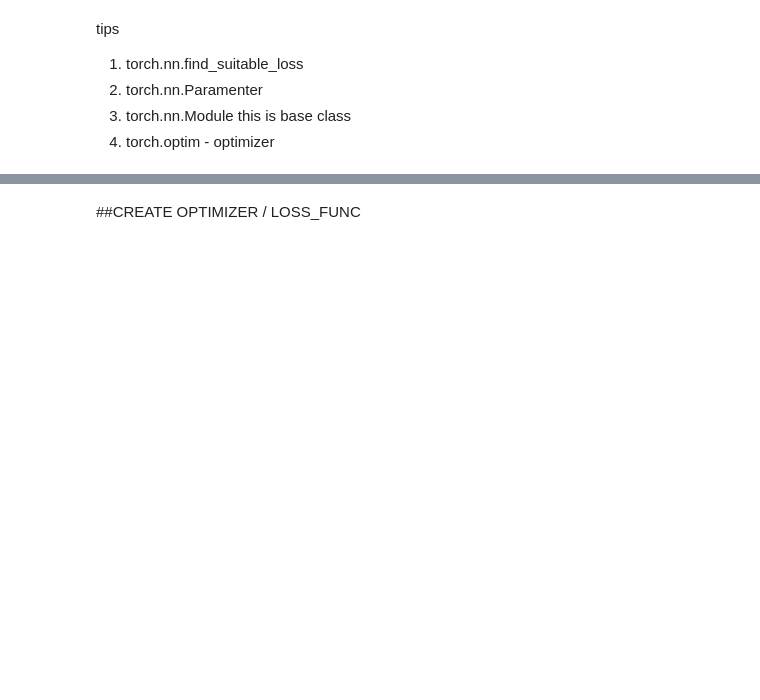
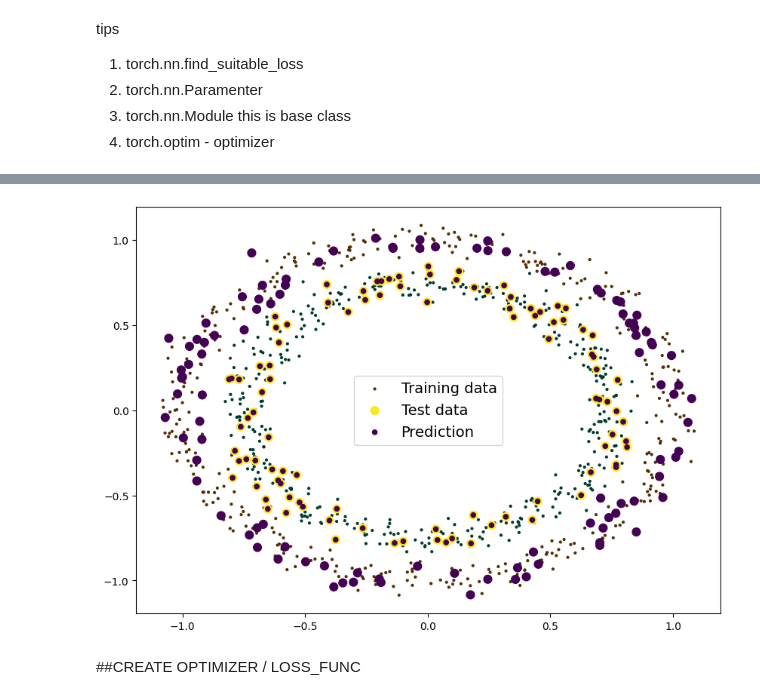
Before and after one commit to AhamedShimak/My-AI-Projects, a Jupyter notebook: simple_classification_model.ipynb, the cells around one changed output, grey strips where cells are left out. Cells and saved outputs as stored; diff of their text form; code cells hidden in the pictures; blank space fills up the shorter version.

```diff
--- a/simple_classification_model.ipynb
+++ b/simple_classification_model.ipynb
@@ -171,16 +188,28 @@ tips
 4. torch.optim - optimizer
 # %%
 #model
-class Model_name(nn.Module):
+class Circle_seperator(nn.Module):
   def __init__(self):
     super().__init__()
     #model_structer
+    self.layers=nn.Sequential(
+        nn.Linear(2,5),
+        nn.ReLU(),
+        nn.Linear(5,8),
+        nn.ReLU(),
+        nn.Linear(8,4),
+        nn.ReLU(),
+        nn.Linear(4,1)
+    )
 
   def forward(self,x: torch.Tensor) -> torch.Tensor:
 
 
-    return ##
+    return self.layers(x)
 
 
 
 #discription of model
+torch.manual_seed(23)
+model=Circle_seperator()
+model.state_dict()
@@ -187,5 +234,10 @@ class Model_name(nn.Module):
 # %%
-#make inference/prediction and visualize the model
+#make inference/prediction and visualize the mode
+with torch.inference_mode():
+  y_pred=model(x_test)
+details_plot_scatter(x_train,x_test,y_train,y_test,torch.round(torch.sigmoid(y_pred)))
+# %% [output]
+[figure, added]
 # %% [markdown]
 ##CREATE OPTIMIZER / LOSS_FUNC
 # %%
```
Also changed, not shown: parts of 16 cells of this notebook.
